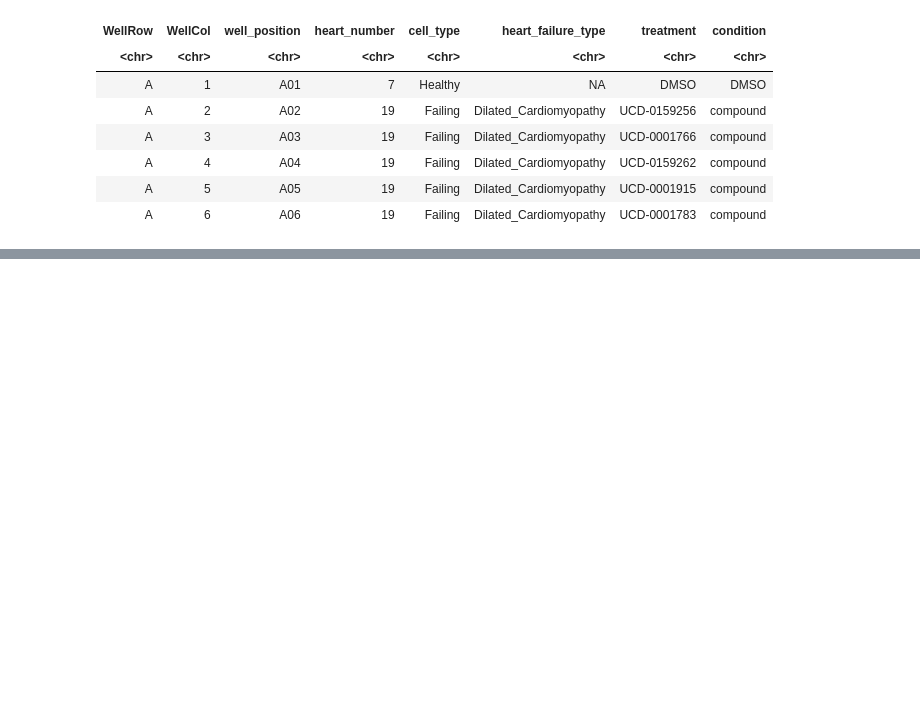
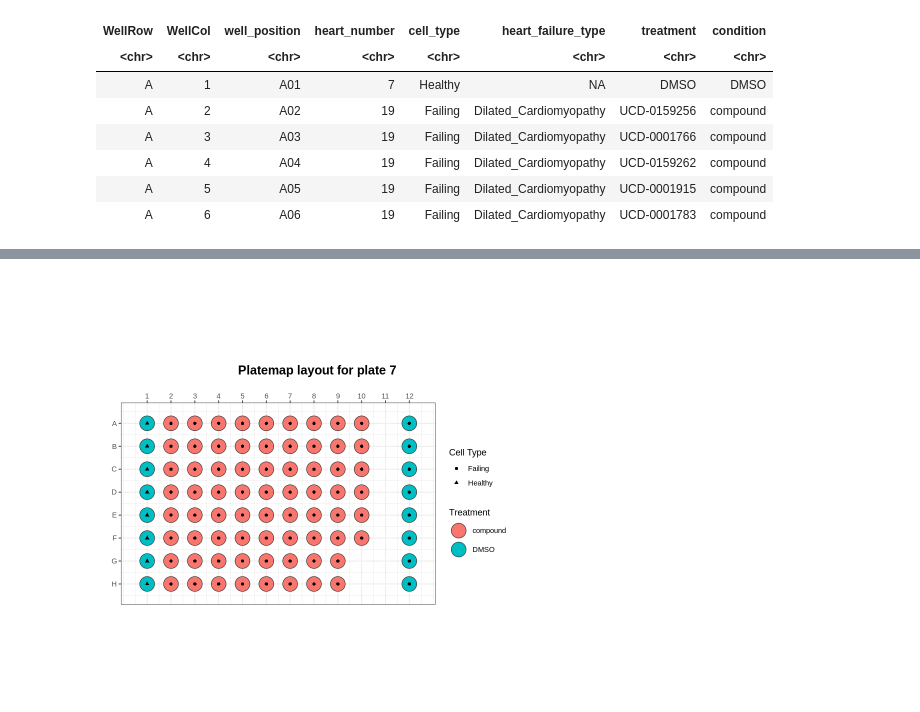
Before and after one commit to WayScience/targeted_fibrosis_drug_screen, a Jupyter notebook: metadata/platemap_vis.ipynb, the cells around one changed output, grey strips where cells are left out. Saved outputs shown, nothing was run; the diff lists cells and outputs as text; code cells hidden in the pictures; blank space fills up the shorter version.

```diff
--- a/metadata/platemap_vis.ipynb
+++ b/metadata/platemap_vis.ipynb
@@ -55,3 +57,16 @@ A tibble: 6 × 8
 | A | 4 | A04 | 19 | Failing | Dilated_Cardiomyopathy | UCD-0159262 | compound |
 | A | 5 | A05 | 19 | Failing | Dilated_Cardiomyopathy | UCD-0001915 | compound |
 | A | 6 | A06 | 19 | Failing | Dilated_Cardiomyopathy | UCD-0001783 | compound |
+# %%
+platemap_df7 <- readr::read_csv(
+    platemap_file7,
+    col_types = readr::cols(.default = "c")
+)
+
+# Add new column for "condition" to plot on platemap for DMSO versus compound
+platemap_df7 <- platemap_df7 %>%
+    mutate(condition = ifelse(treatment == "DMSO", "DMSO",
+                              ifelse(grepl("^UCD", treatment), "compound", NA)))
+
+print(dim(platemap_df7))
+head(platemap_df7)
@@ -84,0 +111,25 @@ plate_replicate_gg
+# %%
+plates_7_gg <-
+    platetools::raw_map(
+        data = platemap_df7$condition, # nolint
+        well = platemap_df7$well_position,
+        plate = 96,
+        size = 8
+    ) +
+    ggtitle("Platemap layout for plate 7") +
+    theme(plot.title = element_text(hjust = 0.75, size = 15, face = "bold")) +
+    ggplot2::geom_point(aes(shape = platemap_df7$cell_type)) +
+    ggplot2::scale_shape_discrete(name = "Cell Type") +
+    ggplot2::scale_fill_discrete(name = "Treatment")
+
+ggsave(
+    output_fig7,
+    plates_7_gg,
+    dpi = 500,
+    height = 3.5,
+    width = 6
+)
+
+plates_7_gg
+# %% [output]
+[figure, added]
```
Also changed, not shown: parts of 5 cells of this notebook, 4 other files.
